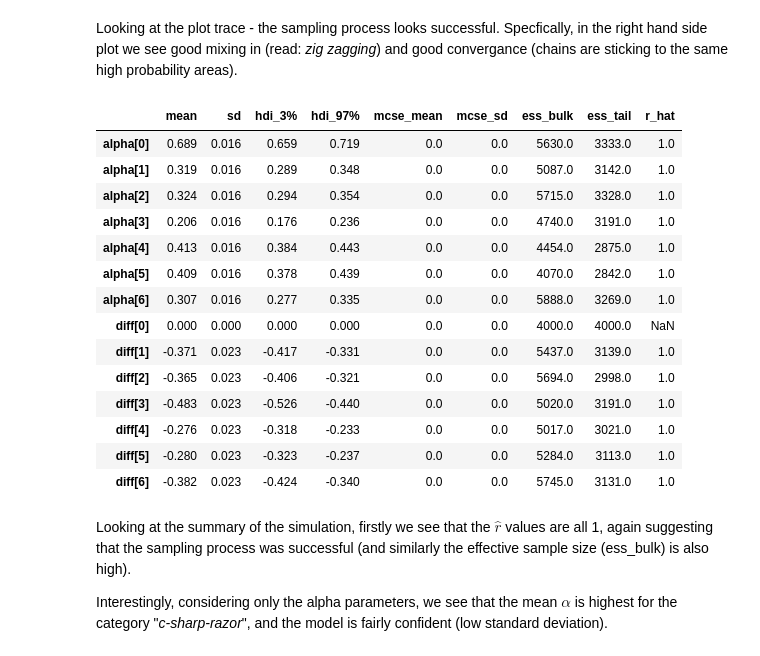
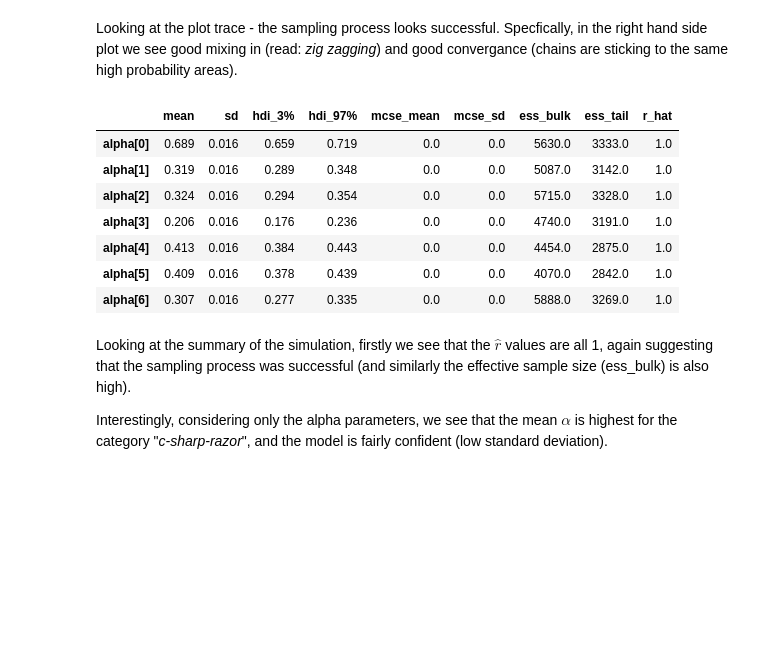
Before and after one commit to joakimGD/PRPRO-exam, a Jupyter notebook: main-question.ipynb, the cells around one changed output. Drawn from its saved outputs; the diff is of its cells as text; code cells hidden in the pictures; blank space fills up the shorter version.

```diff
--- a/main-question.ipynb
+++ b/main-question.ipynb
@@ -234,7 +234,7 @@ with pm.Model() as m_h1b:
     A_data = pm.Data("A_data", df["A"].values, mutable=True)
 
     mu = pm.Deterministic("mu", alpha[A_data])
-    C = pm.Normal("C", mu, sigma, observed=C_data)
+    C = pm.Normal("C", mu=mu, sigma=sigma, observed=C_data)
 
     diff = pm.Deterministic("diff", alpha - alpha[0])
 
@@ -280,23 +286,16 @@ array([[<Axes: title={'center': 'alpha'}>,
 # %% [markdown]
 Looking at the plot trace - the sampling process looks successful. Specfically, in the right hand side plot we see good mixing in (read: *zig zagging*) and good convergance (chains are sticking to the same high probability areas).
 # %%
-az.summary(trace_h1b, var_names=["alpha", "diff"])
+az.summary(trace_h1b, var_names=["alpha"])
 # %% [output]
 |  | mean | sd | hdi_3% | hdi_97% | mcse_mean | mcse_sd | ess_bulk | ess_tail | r_hat |
 | alpha[0] | 0.689 | 0.016 | 0.659 | 0.719 | 0.0 | 0.0 | 5630.0 | 3333.0 | 1.0 |
 | alpha[1] | 0.319 | 0.016 | 0.289 | 0.348 | 0.0 | 0.0 | 5087.0 | 3142.0 | 1.0 |
 | alpha[2] | 0.324 | 0.016 | 0.294 | 0.354 | 0.0 | 0.0 | 5715.0 | 3328.0 | 1.0 |
 | alpha[3] | 0.206 | 0.016 | 0.176 | 0.236 | 0.0 | 0.0 | 4740.0 | 3191.0 | 1.0 |
 | alpha[4] | 0.413 | 0.016 | 0.384 | 0.443 | 0.0 | 0.0 | 4454.0 | 2875.0 | 1.0 |
 | alpha[5] | 0.409 | 0.016 | 0.378 | 0.439 | 0.0 | 0.0 | 4070.0 | 2842.0 | 1.0 |
 | alpha[6] | 0.307 | 0.016 | 0.277 | 0.335 | 0.0 | 0.0 | 5888.0 | 3269.0 | 1.0 |
-| diff[0] | 0.000 | 0.000 | 0.000 | 0.000 | 0.0 | 0.0 | 4000.0 | 4000.0 | NaN |
-| diff[1] | -0.371 | 0.023 | -0.417 | -0.331 | 0.0 | 0.0 | 5437.0 | 3139.0 | 1.0 |
-| diff[2] | -0.365 | 0.023 | -0.406 | -0.321 | 0.0 | 0.0 | 5694.0 | 2998.0 | 1.0 |
-| diff[3] | -0.483 | 0.023 | -0.526 | -0.440 | 0.0 | 0.0 | 5020.0 | 3191.0 | 1.0 |
-| diff[4] | -0.276 | 0.023 | -0.318 | -0.233 | 0.0 | 0.0 | 5017.0 | 3021.0 | 1.0 |
-| diff[5] | -0.280 | 0.023 | -0.323 | -0.237 | 0.0 | 0.0 | 5284.0 | 3113.0 | 1.0 |
-| diff[6] | -0.382 | 0.023 | -0.424 | -0.340 | 0.0 | 0.0 | 5745.0 | 3131.0 | 1.0 |
 # %% [markdown]
 Looking at the summary of the simulation, firstly we see that the $\hat r$ values are all 1, again suggesting that the sampling process was successful (and similarly the effective sample size (ess_bulk) is also high).
 
```
Also changed, not shown: parts of 7 cells of this notebook.
